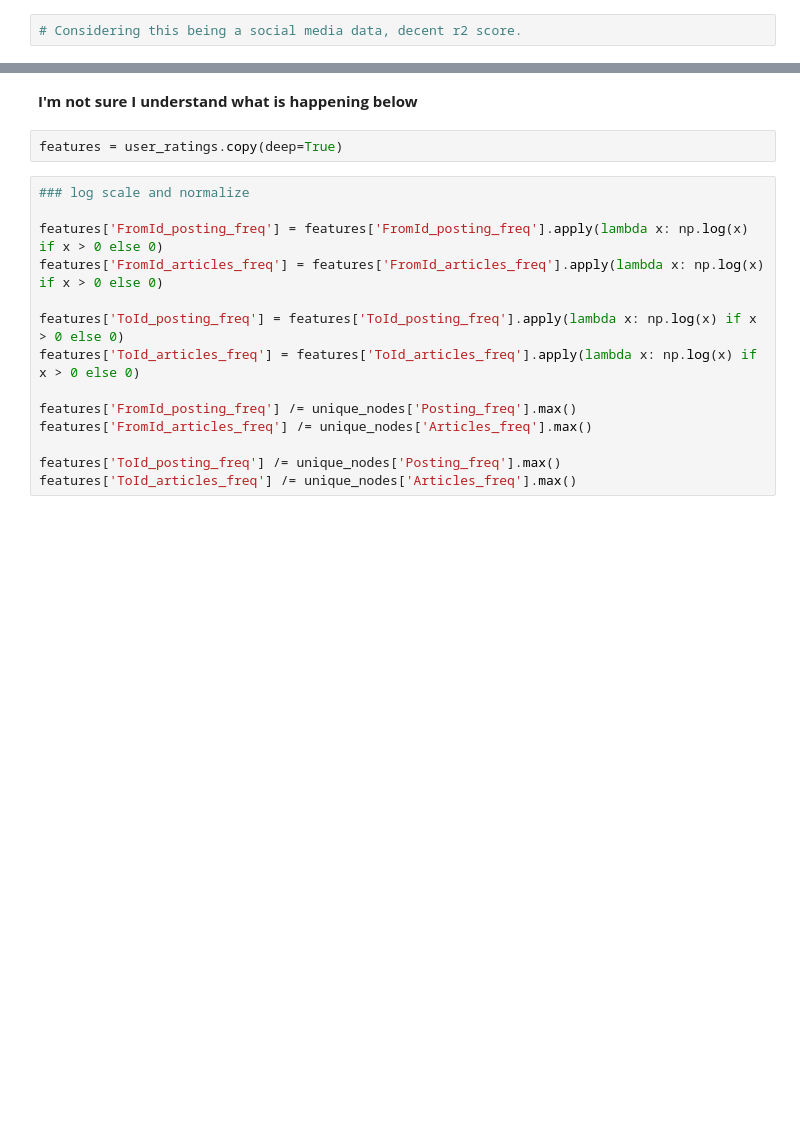
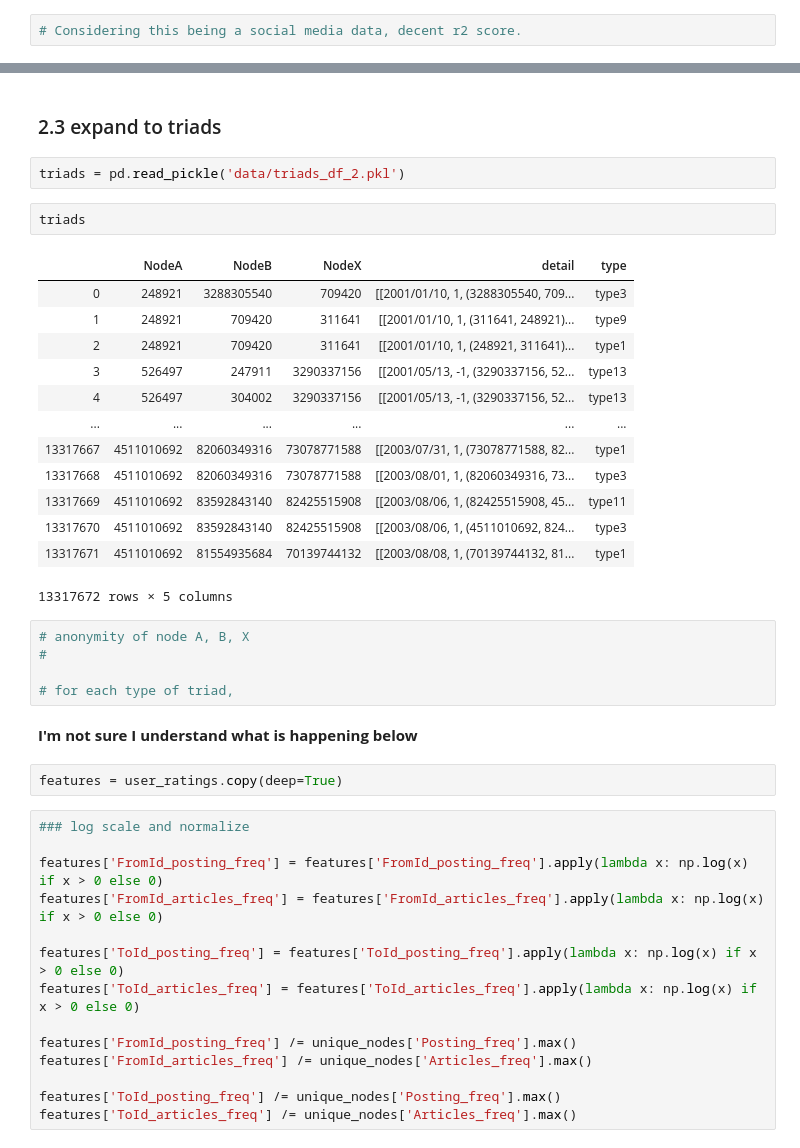
Before and after one commit to epfl-ada/ada-2020-project-milestone-p3-p3_adagio, a Jupyter notebook: preprocessing.ipynb, the cells around one changed output, grey strips where cells are left out. Drawn from its saved outputs; the diff is of its cells as text; blank space fills up the shorter version.

```diff
--- a/preprocessing.ipynb
+++ b/preprocessing.ipynb
@@ -395,3 +424,28 @@ R² score of gradient boosted model with ['avg_ratings','nbr_reviews','nbr_artic
+# %% [markdown]
+### 2.3 expand to triads
+# %%
+triads = pd.read_pickle('data/triads_df_2.pkl')
+# %%
+triads
+# %% [output]
+|  | NodeA | NodeB | NodeX | detail | type |
+| 0 | 248921 | 3288305540 | 709420 | [[2001/01/10, 1, (3288305540, 709... | type3 |
+| 1 | 248921 | 709420 | 311641 | [[2001/01/10, 1, (311641, 248921)... | type9 |
+| 2 | 248921 | 709420 | 311641 | [[2001/01/10, 1, (248921, 311641)... | type1 |
+| 3 | 526497 | 247911 | 3290337156 | [[2001/05/13, -1, (3290337156, 52... | type13 |
+| 4 | 526497 | 304002 | 3290337156 | [[2001/05/13, -1, (3290337156, 52... | type13 |
+| ... | ... | ... | ... | ... | ... |
+| 13317667 | 4511010692 | 82060349316 | 73078771588 | [[2003/07/31, 1, (73078771588, 82... | type1 |
+| 13317668 | 4511010692 | 82060349316 | 73078771588 | [[2003/08/01, 1, (82060349316, 73... | type3 |
+| 13317669 | 4511010692 | 83592843140 | 82425515908 | [[2003/08/06, 1, (82425515908, 45... | type11 |
+| 13317670 | 4511010692 | 83592843140 | 82425515908 | [[2003/08/06, 1, (4511010692, 824... | type3 |
+| 13317671 | 4511010692 | 81554935684 | 70139744132 | [[2003/08/08, 1, (70139744132, 81... | type1 |
+13317672 rows × 5 columns
+# %%
+# anonymity of node A, B, X
+#
+
+# for each type of triad,
 # %% [markdown]
 **I'm not sure I understand what is happening below**
 # %%
```
Also changed, not shown: parts of 4 cells of this notebook.
